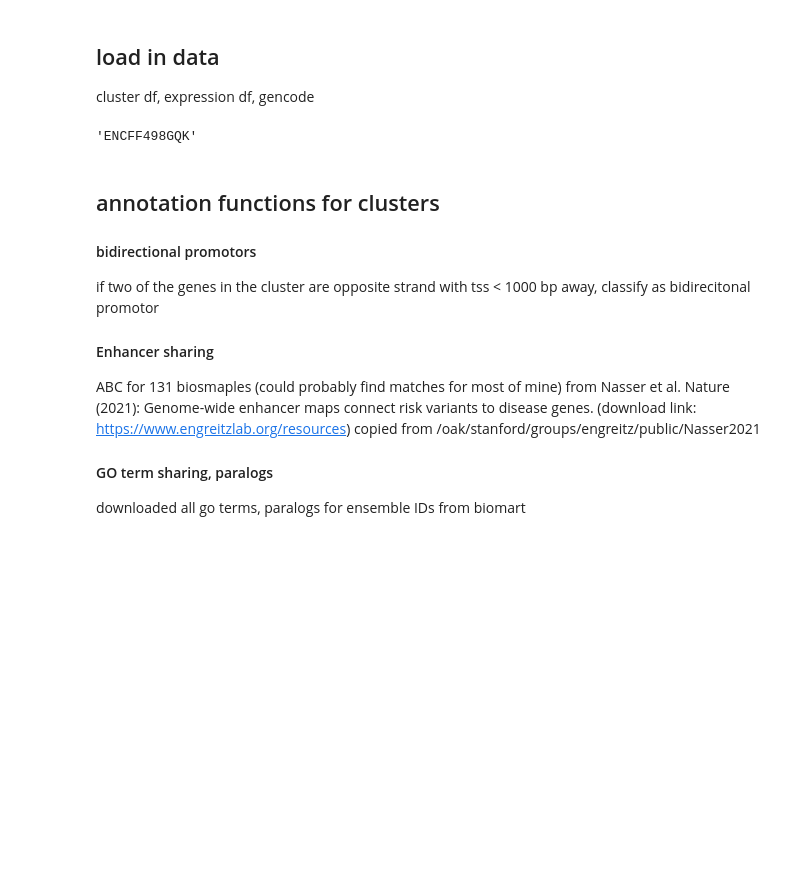
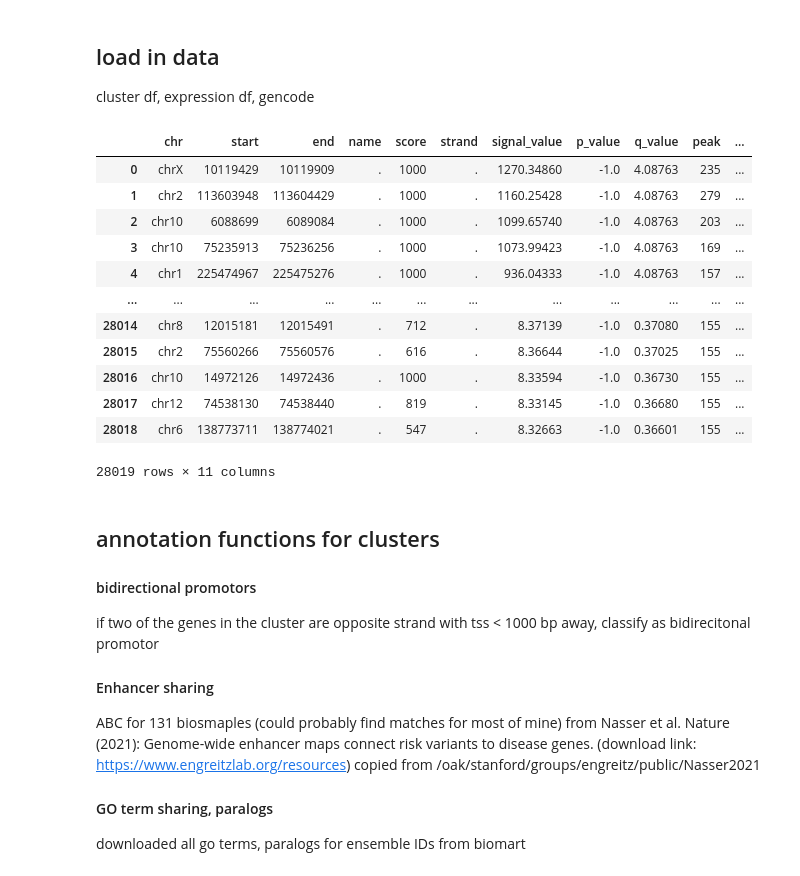
Before and after one commit to kal26/pcqtls, a Jupyter notebook: workflow/notebooks/cluster_analysis/cluster_annotation.ipynb, the cells around one changed output. Cells and saved outputs as stored; diff of their text form; code cells hidden in the pictures; blank space fills up the shorter version.

Commit message:
ctcf cluster annotaitons

```diff
--- a/workflow/notebooks/cluster_analysis/cluster_annotation.ipynb
+++ b/workflow/notebooks/cluster_analysis/cluster_annotation.ipynb
@@ -134,6 +132,7 @@ gene_enhancer_df.dropna(inplace=True)
 # load in ctcf data
 ctcf_gtex_match = pd.read_csv(f'{prefix}/data/references/functional_annotations/ctcf_chip/ctcf_matched_gtex.csv')
 ctcf_file = ctcf_gtex_match[ctcf_gtex_match['GTEX'] == my_tissue_id].iloc[0]['ctcf']
-ctcf_file
+ctcf_df = pd.read_csv(f'{prefix}/data/references/functional_annotations/ctcf_chip/{ctcf_file}.bed.gz', sep='\t',
+                      names=['chr', 'start', 'end', 'name', 'score', 'strand', 'signal_value', 'p_value', 'q_value', 'peak'])
+ctcf_df['peak_inter'] = pd.arrays.IntervalArray.from_arrays(ctcf_df['start'], ctcf_df['end'])
+ctcf_df['Chromosome'] = ctcf_df['chr'].str.split('chr').str[1].astype(str)
-# %% [output]
-'ENCFF498GQK'
@@ -140,3 +157,20 @@ ctcf_file
+# %%
+ctcf_df['peak_inter'] = pd.arrays.IntervalArray.from_arrays(ctcf_df['start'], ctcf_df['end'])
+ctcf_df
+# %% [output]
+|  | chr | start | end | name | score | strand | signal_value | p_value | q_value | peak | ... |
+| 0 | chrX | 10119429 | 10119909 | . | 1000 | . | 1270.34860 | -1.0 | 4.08763 | 235 | ... |
+| 1 | chr2 | 113603948 | 113604429 | . | 1000 | . | 1160.25428 | -1.0 | 4.08763 | 279 | ... |
+| 2 | chr10 | 6088699 | 6089084 | . | 1000 | . | 1099.65740 | -1.0 | 4.08763 | 203 | ... |
+| 3 | chr10 | 75235913 | 75236256 | . | 1000 | . | 1073.99423 | -1.0 | 4.08763 | 169 | ... |
+| 4 | chr1 | 225474967 | 225475276 | . | 1000 | . | 936.04333 | -1.0 | 4.08763 | 157 | ... |
+| ... | ... | ... | ... | ... | ... | ... | ... | ... | ... | ... | ... |
+| 28014 | chr8 | 12015181 | 12015491 | . | 712 | . | 8.37139 | -1.0 | 0.37080 | 155 | ... |
+| 28015 | chr2 | 75560266 | 75560576 | . | 616 | . | 8.36644 | -1.0 | 0.37025 | 155 | ... |
+| 28016 | chr10 | 14972126 | 14972436 | . | 1000 | . | 8.33594 | -1.0 | 0.36730 | 155 | ... |
+| 28017 | chr12 | 74538130 | 74538440 | . | 819 | . | 8.33145 | -1.0 | 0.36680 | 155 | ... |
+| 28018 | chr6 | 138773711 | 138774021 | . | 547 | . | 8.32663 | -1.0 | 0.36601 | 155 | ... |
+28019 rows × 11 columns
 # %%
 # load in paralogs
 paralog_df = pd.read_csv(f'{prefix}/data/references/functional_annotations/paralogs_biomart_ensembl97.tsv.gz', sep='\t')
```
Also changed, not shown: parts of 8 cells of this notebook.
